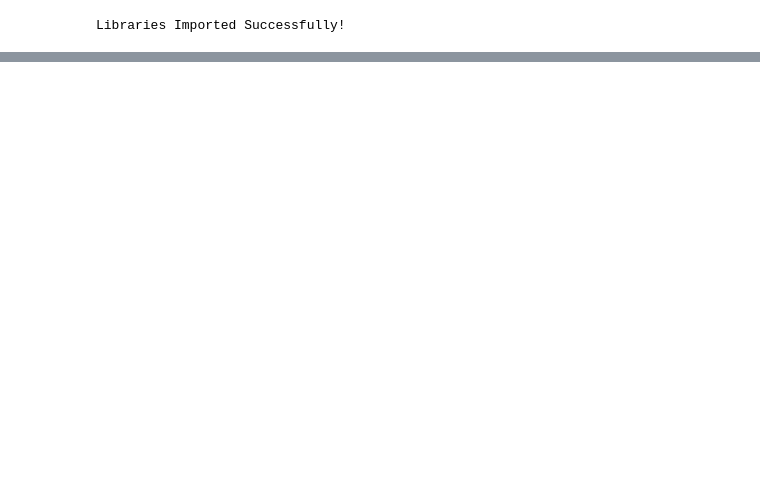
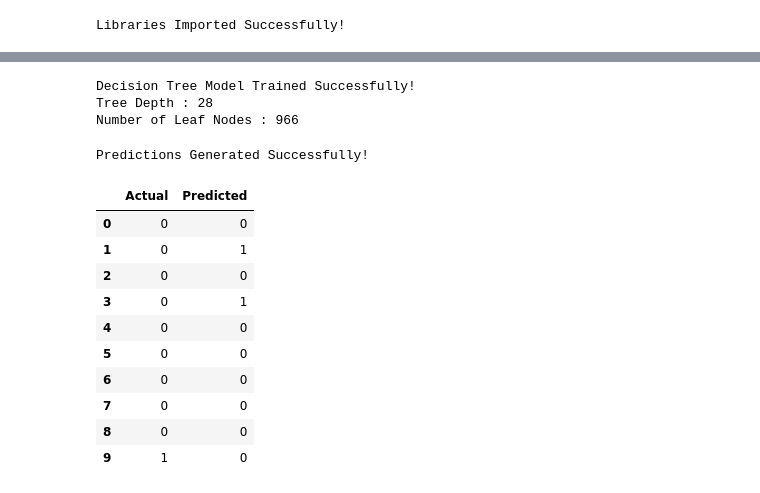
Before and after one commit to moosaraza-3254/AI-ML, a Jupyter notebook: notebooks/A2_DT.ipynb, the cells around one changed output, grey strips where cells are left out. Saved outputs shown, nothing was run; the diff lists cells and outputs as text; code cells hidden in the pictures; blank space fills up the shorter version.

```diff
--- a/notebooks/A2_DT.ipynb
+++ b/notebooks/A2_DT.ipynb
@@ -287,0 +234,45 @@ Dataset Shape:
+# %%
+# Phase 6: Build and Train Decision Tree Model
+
+# Create the Decision Tree Classifier
+dt_model = DecisionTreeClassifier(
+    criterion="gini",
+    random_state=42
+)
+
+# Train the model
+dt_model.fit(X_train, y_train)
+print("Decision Tree Model Trained Successfully!")
+print("Tree Depth :", dt_model.get_depth())
+print("Number of Leaf Nodes :", dt_model.get_n_leaves())
+# %% [output]
+Decision Tree Model Trained Successfully!
+Tree Depth : 28
+Number of Leaf Nodes : 966
+# %%
+# Phase 7: Model Prediction
+
+# Predict the target values for the test set
+y_pred = dt_model.predict(X_test)
+
+print("Predictions Generated Successfully!")
+
+comparison = pd.DataFrame({
+    "Actual": y_test.values,
+    "Predicted": y_pred
+})
+
+display(comparison.head(10))
+# %% [output]
+Predictions Generated Successfully!
+|  | Actual | Predicted |
+| 0 | 0 | 0 |
+| 1 | 0 | 1 |
+| 2 | 0 | 0 |
+| 3 | 0 | 1 |
+| 4 | 0 | 0 |
+| 5 | 0 | 0 |
+| 6 | 0 | 0 |
+| 7 | 0 | 0 |
+| 8 | 0 | 0 |
+| 9 | 1 | 0 |
```
Also changed, not shown: parts of 4 cells of this notebook.
